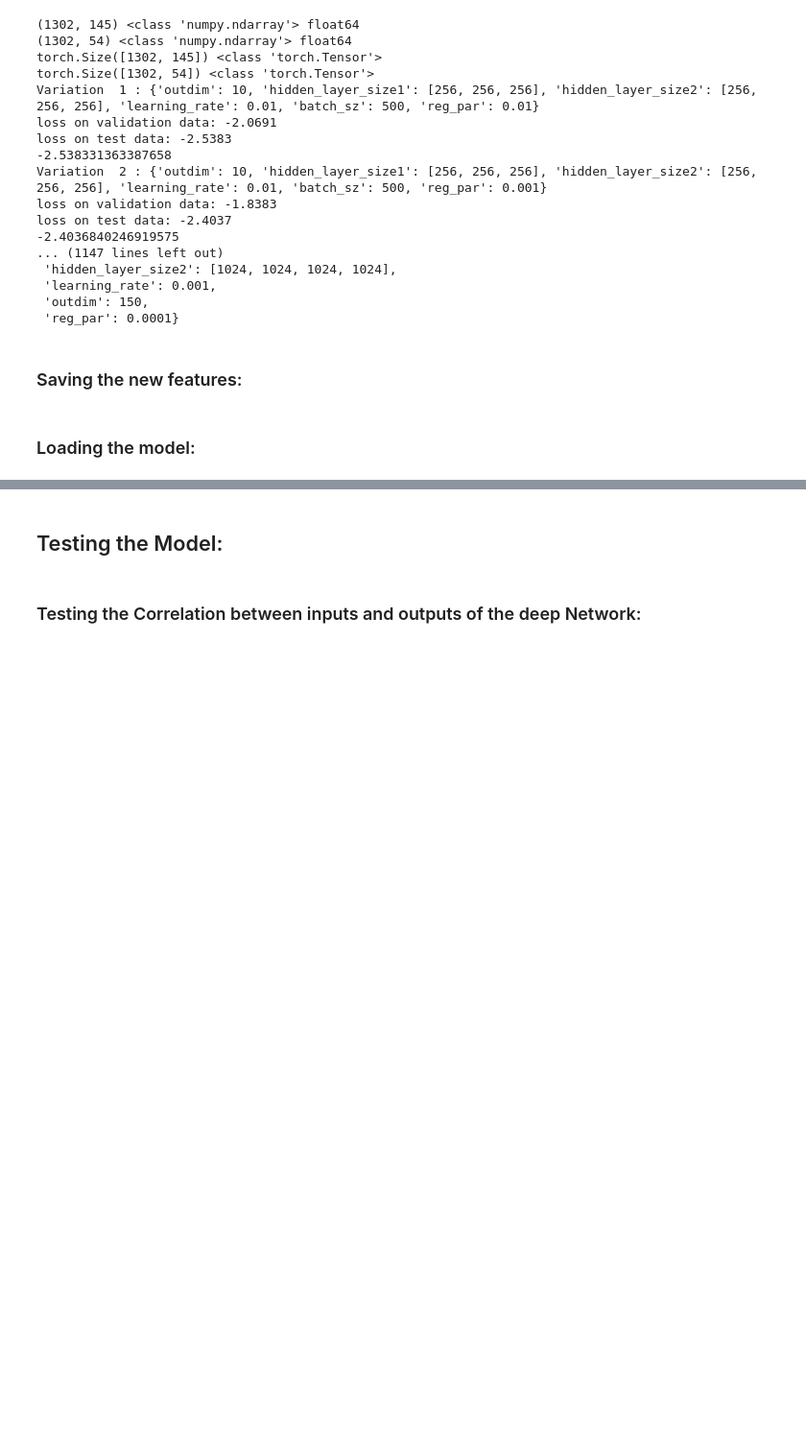
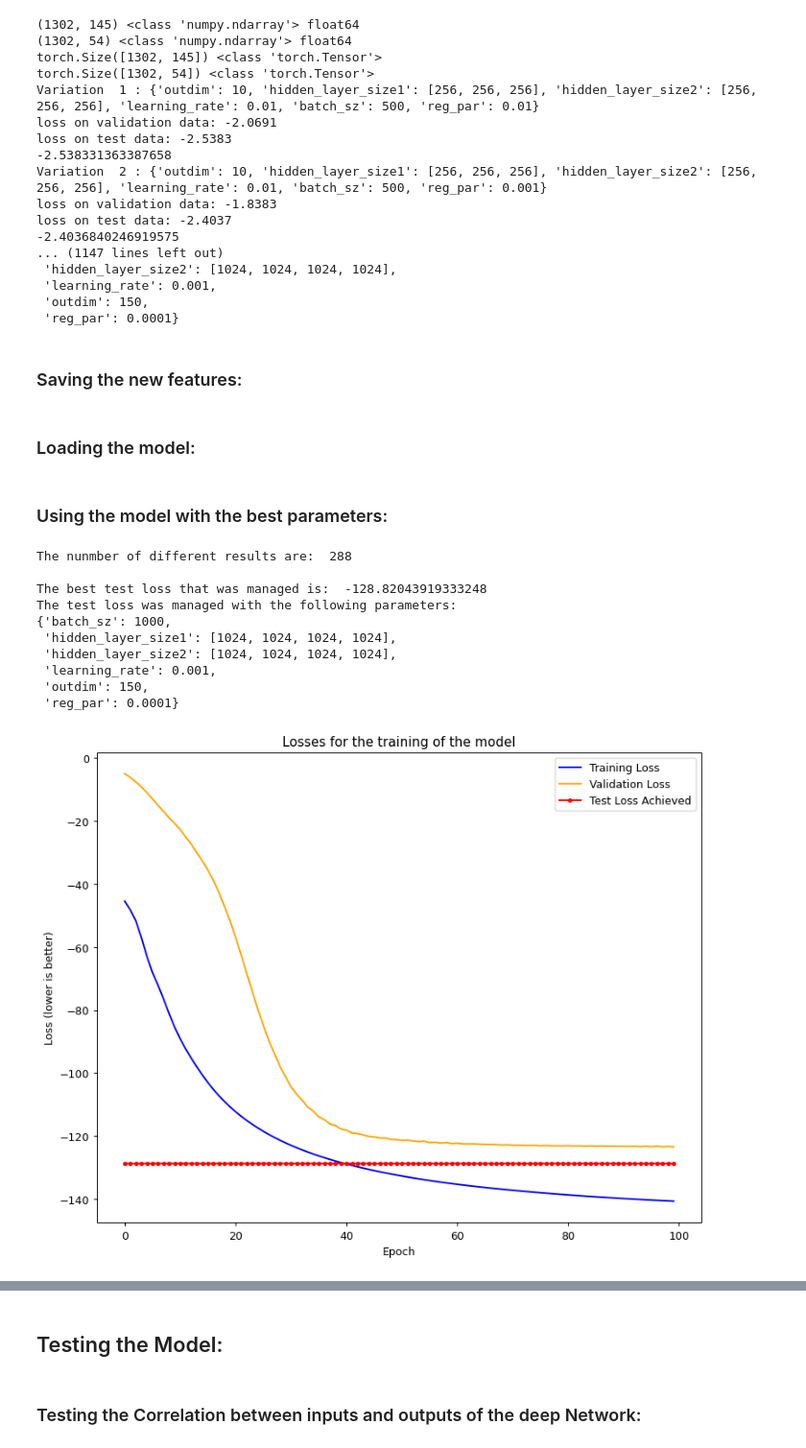
Before and after one commit to georgeaidinis/Dissertation, a Jupyter notebook: DeepCCA Model/ADNI DeepCCA initial.ipynb, the cells around one changed output, grey strips where cells are left out. Shown at 96% size. Saved outputs shown, nothing was run; the diff lists cells and outputs as text; code cells hidden in the pictures; blank space fills up the shorter version.

Commit message:
Initial DCCA Analysis done

```diff
--- a/DeepCCA Model/ADNI DeepCCA initial.ipynb
+++ b/DeepCCA Model/ADNI DeepCCA initial.ipynb
@@ -243,7 +248,6 @@ plt.show()
 # %% [markdown]
 ### Using GridSearch Cross with Validation to find the best parameters:
 # %%
-import pprint
 
 # View 1:
 view_1 = unique.loc[:,"MUSE_Volume_4":"MUSE_Volume_207"]
@@ -270,12 +274,17 @@ data1 = view_1_t
 data2 = view_2_t
 
 # Standard parameters that shouldn't be changed:
+if torch.cuda.is_available():
+    device = torch.device('gpu')
+else:
+    device = torch.device('cpu')
 input_shape1 = 145 # view_1.shape[1]
 input_shape2 = 54  # view_2.shape[2]
 epoch_log_freq = 50
 use_all_singular_values = False
 apply_linear_cca = True
 epoch_num = 100
+
 # Parameters that should be explored, example values:
 outdim_sizes = [10,50,100,150]
 hidden_layer_sizes = [[256,256,256],
@@ -348,11 +357,8 @@ loss on test data: -2.4037
  'outdim': 150,
  'reg_par': 0.0001}
 # %%
-with open("GridSearch_Results", "wb") as fp:   #Pickling
+with open("InitialGridSearch_Results.pkl", "wb") as fp:   #Pickling
     pickle.dump(results, fp)
-
-with open("GridSearch_Results", "rb") as fp:   # Unpickling
-    results = pickle.load(fp)
 # %% [markdown]
 ### Saving the new features:
 # %%
@@ -365,3 +371,44 @@ with open(save_to, 'wb') as f:
 # d = torch.load('checkpoint.model')
 # solver.model.load_state_dict(d)
 # solver.model.parameters()
+# %% [markdown]
+### Using the model with the best parameters:
+# %%
+with open("InitialGridSearch_Results.pkl", "rb") as fp:   # Unpickling
+    results = pickle.load(fp)
+
+print("The nunmber of different results are: ", len(results))
+print()
+# each result is in the format ([training_losses], [validation_losses], test_loss, parameters):
+from operator import itemgetter
+
+best_test_loss = min(results, key=itemgetter(2))
+print("The best test loss that was managed is: ", best_test_loss[2])
+print("The test loss was managed with the following parameters:")
+pprint.pprint(best_test_loss[3])
+print()
+
+x = np.arange(len(best_test_loss[0])) # number of epochs in training, also in validation
+plt.figure(figsize=(10, 8), dpi=90)
+training_losses = best_test_loss[0]
+val_losses = best_test_loss[1]
+plt.plot(x, training_losses, color='blue', label="Training Loss")
+plt.plot(x, val_losses, color='orange', label="Validation Loss")
+plt.plot(x, [best_test_loss[2]]*len(best_test_loss[0]), marker='.', color='red', label="Test Loss Achieved")
+plt.title("Losses for the training of the model")
+plt.xlabel("Epoch")
+plt.ylabel("Loss (lower is better)")
+plt.legend()
+plt.show()
+# %% [output]
+The nunmber of different results are:  288
+
+The best test loss that was managed is:  -128.82043919333248
+The test loss was managed with the following parameters:
+{'batch_sz': 1000,
+ 'hidden_layer_size1': [1024, 1024, 1024, 1024],
+ 'hidden_layer_size2': [1024, 1024, 1024, 1024],
+ 'learning_rate': 0.001,
+ 'outdim': 150,
+ 'reg_par': 0.0001}
+[figure, added]
```
Also changed, not shown: parts of 16 cells of this notebook, 3 other files.
